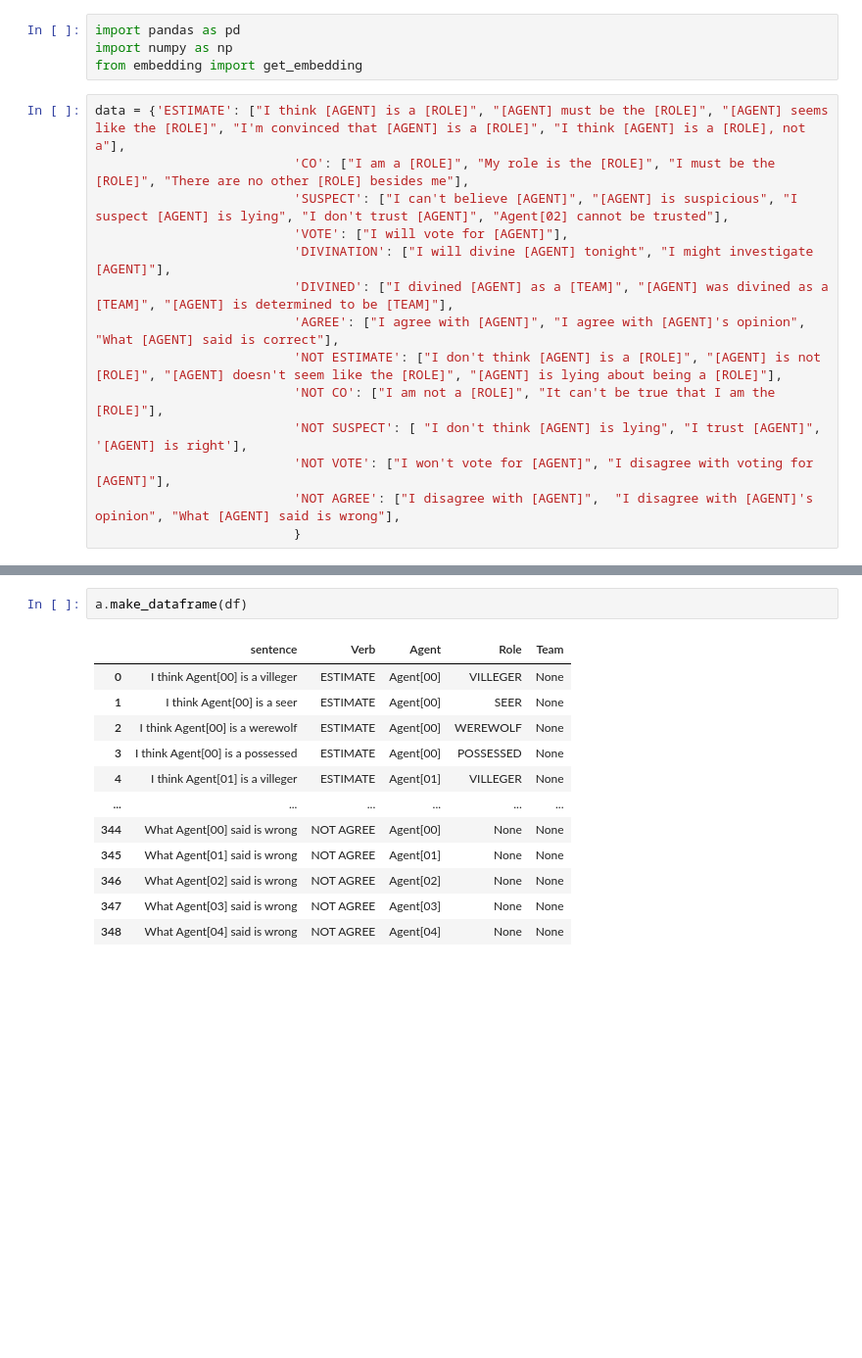
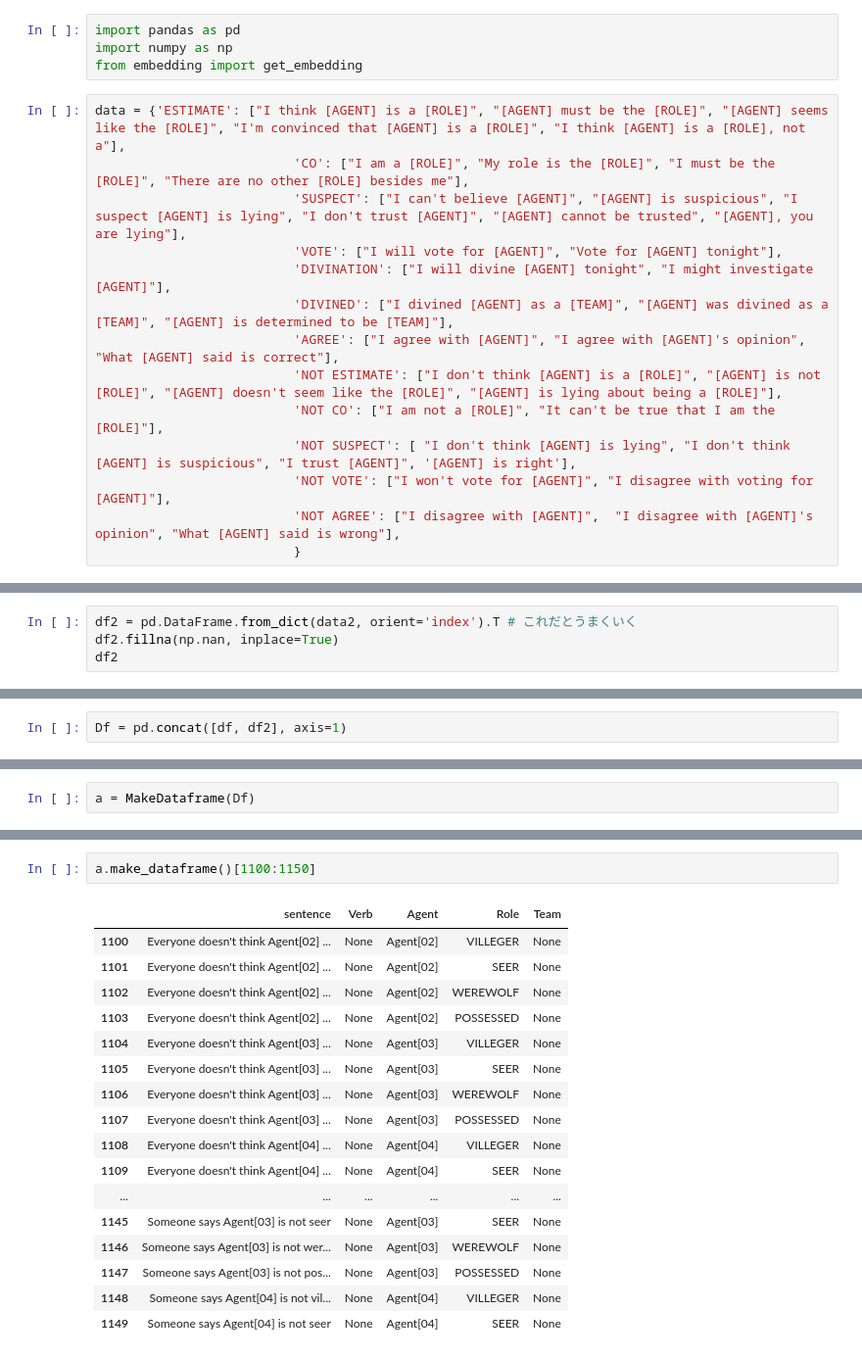
Before and after one commit to Yuta-dango/aiwolf_share, a Jupyter notebook: make_csv_2.ipynb, the cells around one changed output, grey strips where cells are left out. Shown: that part at 98% size. Drawn from its saved outputs; the diff is of its cells as text; blank space fills up the shorter version.

```diff
--- a/make_csv_2.ipynb
+++ b/make_csv_2.ipynb
@@ -5,14 +5,14 @@ from embedding import get_embedding
 # %%
 data = {'ESTIMATE': ["I think [AGENT] is a [ROLE]", "[AGENT] must be the [ROLE]", "[AGENT] seems like the [ROLE]", "I'm convinced that [AGENT] is a [ROLE]", "I think [AGENT] is a [ROLE], not a"],
                           'CO': ["I am a [ROLE]", "My role is the [ROLE]", "I must be the [ROLE]", "There are no other [ROLE] besides me"],
-                          'SUSPECT': ["I can't believe [AGENT]", "[AGENT] is suspicious", "I suspect [AGENT] is lying", "I don't trust [AGENT]", "Agent[02] cannot be trusted"],
-                          'VOTE': ["I will vote for [AGENT]"],
+                          'SUSPECT': ["I can't believe [AGENT]", "[AGENT] is suspicious", "I suspect [AGENT] is lying", "I don't trust [AGENT]", "[AGENT] cannot be trusted", "[AGENT], you are lying"],
+                          'VOTE': ["I will vote for [AGENT]", "Vote for [AGENT] tonight"],
                           'DIVINATION': ["I will divine [AGENT] tonight", "I might investigate [AGENT]"],
                           'DIVINED': ["I divined [AGENT] as a [TEAM]", "[AGENT] was divined as a [TEAM]", "[AGENT] is determined to be [TEAM]"],
                           'AGREE': ["I agree with [AGENT]", "I agree with [AGENT]'s opinion", "What [AGENT] said is correct"],
                           'NOT ESTIMATE': ["I don't think [AGENT] is a [ROLE]", "[AGENT] is not [ROLE]", "[AGENT] doesn't seem like the [ROLE]", "[AGENT] is lying about being a [ROLE]"],
                           'NOT CO': ["I am not a [ROLE]", "It can't be true that I am the [ROLE]"],
-                          'NOT SUSPECT': [ "I don't think [AGENT] is lying", "I trust [AGENT]", '[AGENT] is right'],
+                          'NOT SUSPECT': [ "I don't think [AGENT] is lying", "I don't think [AGENT] is suspicious", "I trust [AGENT]", '[AGENT] is right'],
                           'NOT VOTE': ["I won't vote for [AGENT]", "I disagree with voting for [AGENT]"],
                           'NOT AGREE': ["I disagree with [AGENT]",  "I disagree with [AGENT]'s opinion", "What [AGENT] said is wrong"],
                           }
@@ -38,0 +113,4 @@ df
+# %%
+df2 = pd.DataFrame.from_dict(data2, orient='index').T # これだとうまくいく
+df2.fillna(np.nan, inplace=True)
+df2
@@ -38,0 +124,2 @@ df
+# %%
+Df = pd.concat([df, df2], axis=1)
@@ -106 +253,3 @@ a = MakeDataframe()
+# %%
+a = MakeDataframe(Df)
 # %%
@@ -126,15 +275,20 @@ a.make_data(df)
 # %%
-a.make_dataframe(df)
+a.make_dataframe()[1100:1150]
 # %% [output]
 |  | sentence | Verb | Agent | Role | Team |
-| 0 | I think Agent[00] is a villeger | ESTIMATE | Agent[00] | VILLEGER | None |
-| 1 | I think Agent[00] is a seer | ESTIMATE | Agent[00] | SEER | None |
-| 2 | I think Agent[00] is a werewolf | ESTIMATE | Agent[00] | WEREWOLF | None |
-| 3 | I think Agent[00] is a possessed | ESTIMATE | Agent[00] | POSSESSED | None |
-| 4 | I think Agent[01] is a villeger | ESTIMATE | Agent[01] | VILLEGER | None |
+| 1100 | Everyone doesn't think Agent[02] ... | None | Agent[02] | VILLEGER | None |
+| 1101 | Everyone doesn't think Agent[02] ... | None | Agent[02] | SEER | None |
+| 1102 | Everyone doesn't think Agent[02] ... | None | Agent[02] | WEREWOLF | None |
+| 1103 | Everyone doesn't think Agent[02] ... | None | Agent[02] | POSSESSED | None |
+| 1104 | Everyone doesn't think Agent[03] ... | None | Agent[03] | VILLEGER | None |
+| 1105 | Everyone doesn't think Agent[03] ... | None | Agent[03] | SEER | None |
+| 1106 | Everyone doesn't think Agent[03] ... | None | Agent[03] | WEREWOLF | None |
+| 1107 | Everyone doesn't think Agent[03] ... | None | Agent[03] | POSSESSED | None |
+| 1108 | Everyone doesn't think Agent[04] ... | None | Agent[04] | VILLEGER | None |
+| 1109 | Everyone doesn't think Agent[04] ... | None | Agent[04] | SEER | None |
 | ... | ... | ... | ... | ... | ... |
-| 344 | What Agent[00] said is wrong | NOT AGREE | Agent[00] | None | None |
-| 345 | What Agent[01] said is wrong | NOT AGREE | Agent[01] | None | None |
-| 346 | What Agent[02] said is wrong | NOT AGREE | Agent[02] | None | None |
-| 347 | What Agent[03] said is wrong | NOT AGREE | Agent[03] | None | None |
-| 348 | What Agent[04] said is wrong | NOT AGREE | Agent[04] | None | None |
+| 1145 | Someone says Agent[03] is not seer | None | Agent[03] | SEER | None |
+| 1146 | Someone says Agent[03] is not wer... | None | Agent[03] | WEREWOLF | None |
+| 1147 | Someone says Agent[03] is not pos... | None | Agent[03] | POSSESSED | None |
+| 1148 | Someone says Agent[04] is not vil... | None | Agent[04] | VILLEGER | None |
+| 1149 | Someone says Agent[04] is not seer | None | Agent[04] | SEER | None |
```
Also changed, not shown: parts of 10 cells of this notebook, 7 other files.
